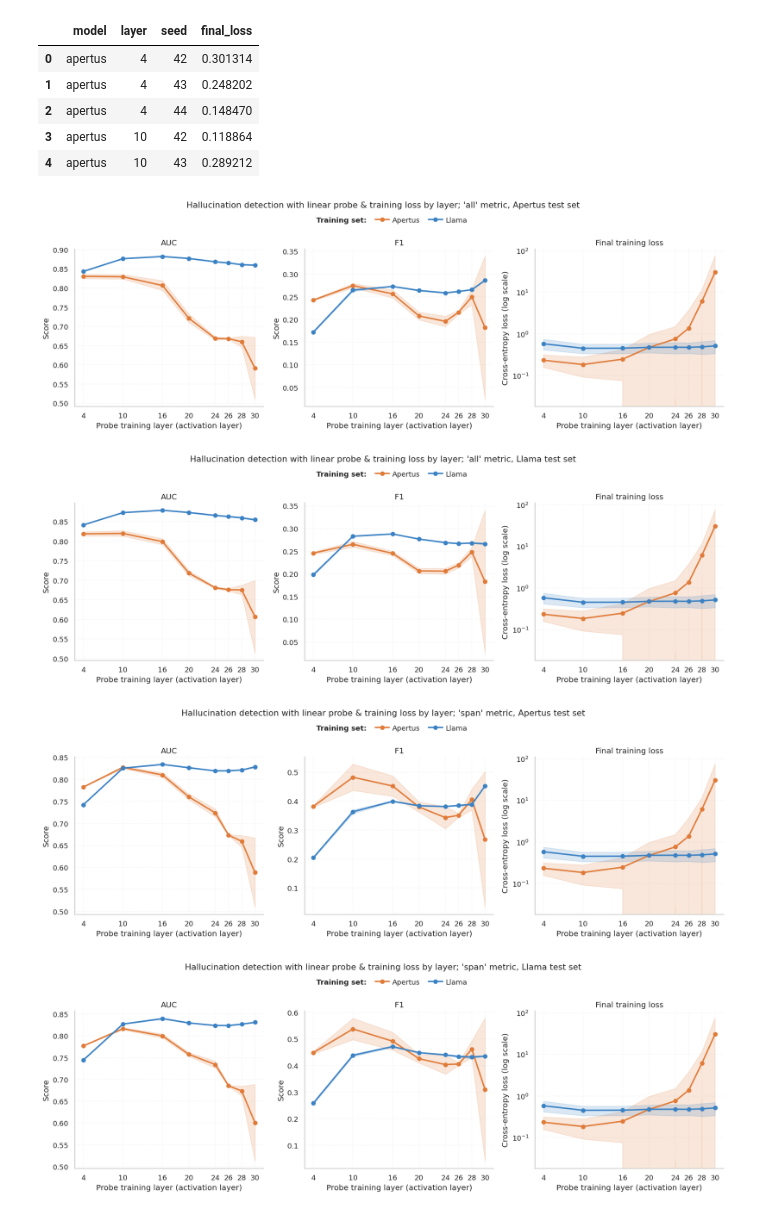
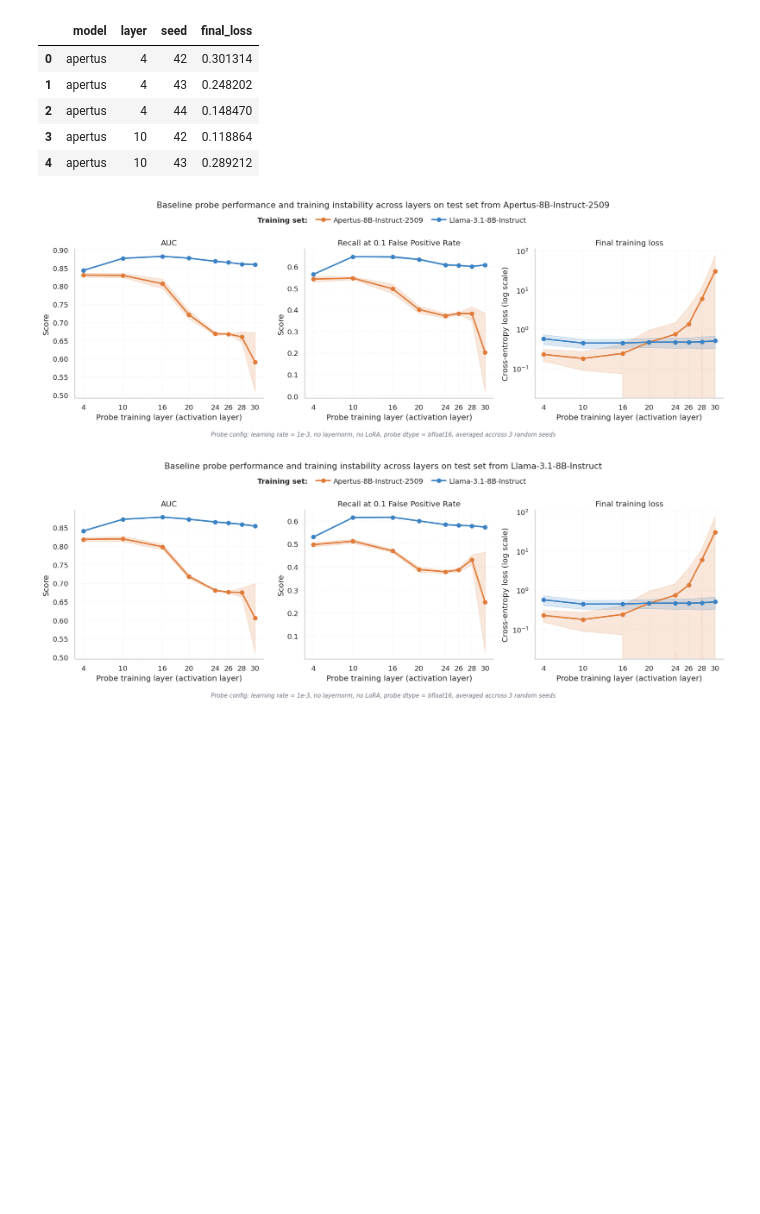
Before and after one commit to sevdari/hallucination_probes, a Jupyter notebook: jupyter_experiments/layers.ipynb, the cells around one changed output. Cells and saved outputs as stored; diff of their text form; code cells hidden in the pictures; blank space fills up the shorter version.

```diff
--- a/jupyter_experiments/layers.ipynb
+++ b/jupyter_experiments/layers.ipynb
@@ -28,7 +26,7 @@ LAYERS = [4, 10, 16, 20, 24, 26, 28, 30]
 SEEDS = [42, 43, 44]
 TEST_MODELS = ["apertus", "llama"]
 METRIC_FAMILIES = ["all", "span", "span_max"]
-METRICS = ["auc", "f1", "acc"]
+METRICS = ["auc", "f1", "acc", "recall_at_0.1_fpr"]
 
 RUN_NAME_PATTERN = re.compile(
     r"^(apertus|llama)_no_lora_long_form_layer(4|10|16|20|24|26|28|30)_seed(42|43|44)$"
@@ -161,7 +159,7 @@ df_long = df_runs.melt(
 )
 
 parsed = df_long["metric_key"].str.extract(
-    r"train/longfact_test_(apertus|llama)/(all|span|span_max)_(auc|f1|acc)"
+    r"train/longfact_test_(apertus|llama)/(all|span|span_max)_(auc|f1|acc|recall_at_0\.1_fpr)"
 )
 parsed.columns = ["test_model", "metric_family", "metric"]
 
@@ -288,12 +288,12 @@ Fetched final loss for 48/48 runs
 | 3 | apertus | 10 | 42 | 0.118864 |
 | 4 | apertus | 10 | 43 | 0.289212 |
 # %%
-def plot_auc_f1_and_loss(df, df_loss, metric_family="all", test_model="apertus"):
-    # --- AUC & F1 data ---
+def plot_auc_r01_and_loss(df, df_loss, metric_family="all", test_model="apertus"):
+    # --- AUC & R@0.1 data ---
     eval_subset = df[
         (df["metric_family"] == metric_family)
         & (df["test_model"] == test_model)
-        & (df["metric"].isin(["auc", "f1"]))
+        & (df["metric"].isin(["auc", "recall_at_0.1_fpr"]))
     ].copy()
     if eval_subset.empty:
         raise ValueError(f"No eval rows for metric_family={metric_family}, test_model={test_model}.")
@@ -305,12 +305,12 @@ def plot_auc_f1_and_loss(df, df_loss, metric_family="all", test_model="apertus")
     )
     auc_agg["std"] = auc_agg["std"].fillna(0.0)
 
-    f1_agg = (
-        eval_subset[eval_subset["metric"] == "f1"]
+    r01_agg = (
+        eval_subset[eval_subset["metric"] == "recall_at_0.1_fpr"]
         .groupby(["model", "layer"])["value"]
         .agg(["mean", "std"]).reset_index()
     )
-    f1_agg["std"] = f1_agg["std"].fillna(0.0)
+    r01_agg["std"] = r01_agg["std"].fillna(0.0)
 
     # --- Loss data ---
     loss_agg = (
@@ -323,7 +323,7 @@ def plot_auc_f1_and_loss(df, df_loss, metric_family="all", test_model="apertus")
 
     panels = [
         (axes[0], auc_agg, "AUC", "Score"),
-        (axes[1], f1_agg, "F1", "Score"),
+        (axes[1], r01_agg, "Recall at 0.1 False Positive Rate", "Score"),
         (axes[2], loss_agg, "Final training loss", "Cross-entropy loss (log scale)"),
     ]
 
@@ -337,7 +337,7 @@ def plot_auc_f1_and_loss(df, df_loss, metric_family="all", test_model="apertus")
             y = sub["mean"].to_numpy()
             yerr = sub["std"].to_numpy()
 
-            ax.plot(x, y, marker="o", linewidth=2.2, label=model.capitalize(), color=COLORS[model])
+            ax.plot(x, y, marker="o", linewidth=2.2, label=MODEL_DISPLAY_NAMES[model], color=COLORS[model])
             ax.fill_between(x, y - yerr, y + yerr, alpha=0.18, color=COLORS[model])
 
         ax.set_title(title, fontsize=12)
@@ -350,7 +350,7 @@ def plot_auc_f1_and_loss(df, df_loss, metric_family="all", test_model="apertus")
             ax.set_yscale("log")
 
     fig.suptitle(
-        f"Hallucination detection with linear probe & training loss by layer; '{metric_family}' metric, {test_model.capitalize()} test set",
+        f"Baseline probe performance and training instability across layers on {MODEL_DISPLAY_NAMES[test_model]} test set",
         fontsize=13,
         y=1.06,
     )
@@ -372,18 +372,14 @@ def plot_auc_f1_and_loss(df, df_loss, metric_family="all", test_model="apertus")
     texts = legend.get_texts()
     texts[0].set_fontweight("bold")
 
-    fig.tight_layout(rect=(0, 0, 1, 1))
+    param_text = "Probe config: learning rate = 1e-3, no layernorm, no LoRA, probe dtype = bfloat16, averaged accross 3 random seeds"
+    fig.text(0.5, 0.01, param_text, ha="center", fontsize=9, color="#6B7280", style="italic")
+
+    fig.tight_layout(rect=(0, 0.04, 1, 1))
     plt.show()
 # %%
-
-plot_auc_f1_and_loss(df_long, df_loss, metric_family="all", test_model="apertus")
-plot_auc_f1_and_loss(df_long, df_loss, metric_family="all", test_model="llama")
-
-
-plot_auc_f1_and_loss(df_long, df_loss, metric_family="span", test_model="apertus")
-plot_auc_f1_and_loss(df_long, df_loss, metric_family="span", test_model="llama")
+plot_auc_r01_and_loss(df_long, df_loss, metric_family="all", test_model="apertus")
+plot_auc_r01_and_loss(df_long, df_loss, metric_family="all", test_model="llama")
 # %% [output]
-[figure, old version]
+[figure, new version]
-[figure, old version]
+[figure, new version]
-[figure, removed]
-[figure, removed]
```
Also changed, not shown: parts of 3 cells of this notebook, 3 other files.
